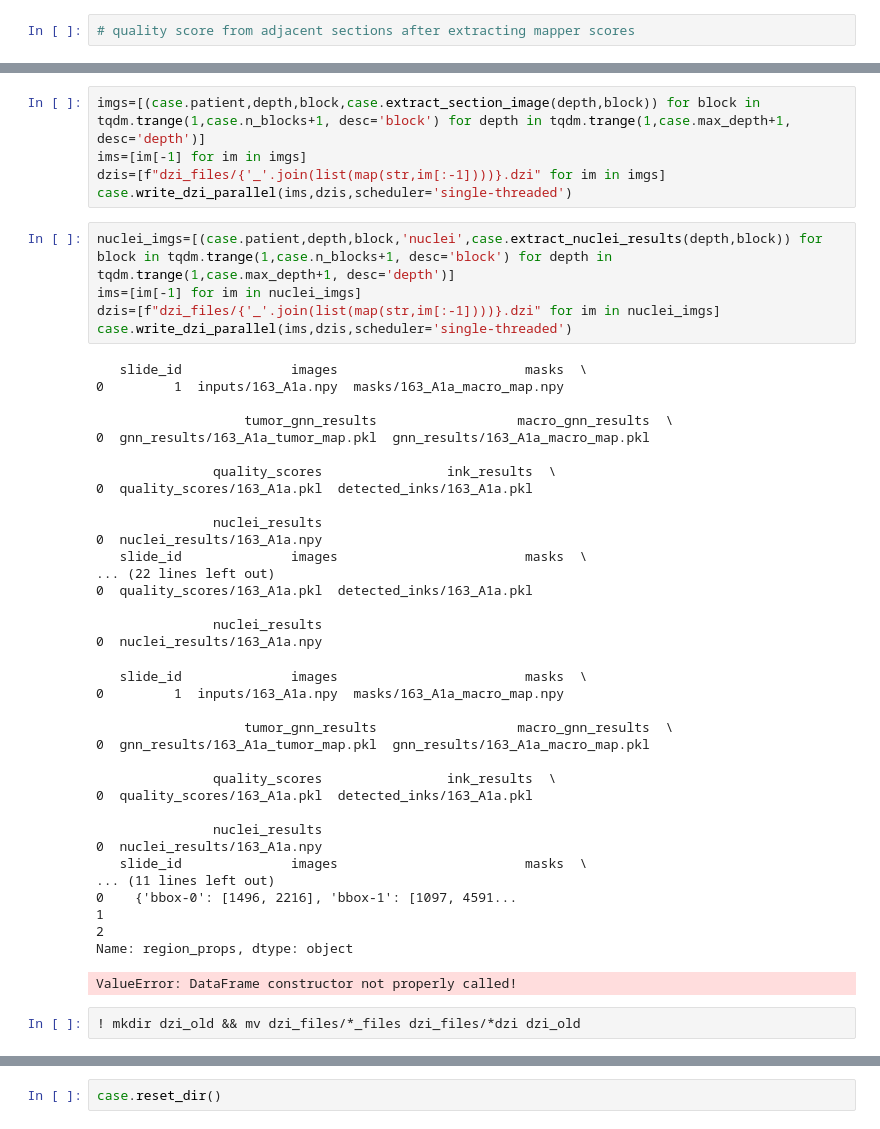
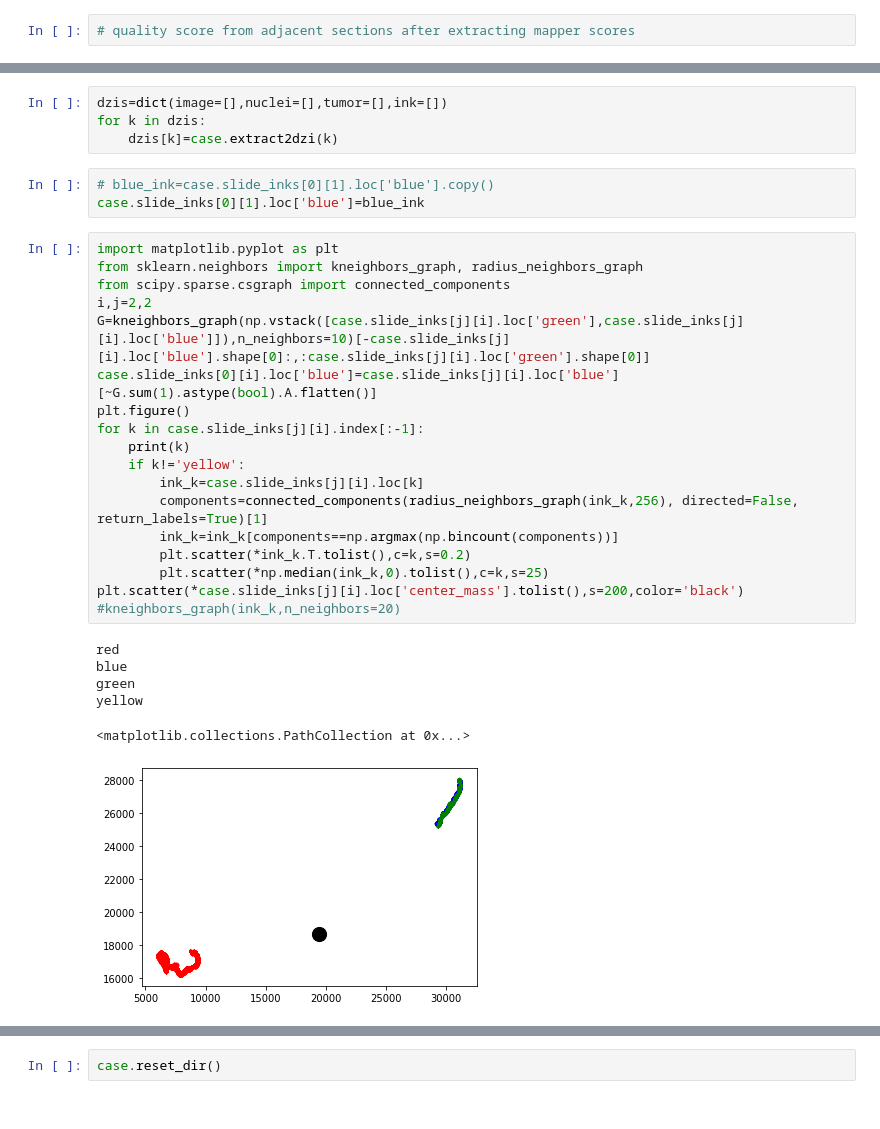
Before and after one commit to jlevy44/ArcticAI, a Jupyter notebook: workflow/0_workflow_components_practice.ipynb, the cells around one changed output, grey strips where cells are left out. Drawn from its saved outputs; the diff is of its cells as text.

```diff
--- a/workflow/0_workflow_components_practice.ipynb
+++ b/workflow/0_workflow_components_practice.ipynb
@@ -800,49 +879,33 @@ case=Case()
-# %%
-imgs=[(case.patient,depth,block,case.extract_section_image(depth,block)) for block in tqdm.trange(1,case.n_blocks+1, desc='block') for depth in tqdm.trange(1,case.max_depth+1, desc='depth')]
-ims=[im[-1] for im in imgs]
-dzis=[f"dzi_files/{'_'.join(list(map(str,im[:-1])))}.dzi" for im in imgs]
-case.write_dzi_parallel(ims,dzis,scheduler='single-threaded')
-# %%
-nuclei_imgs=[(case.patient,depth,block,'nuclei',case.extract_nuclei_results(depth,block)) for block in tqdm.trange(1,case.n_blocks+1, desc='block') for depth in tqdm.trange(1,case.max_depth+1, desc='depth')]
-ims=[im[-1] for im in nuclei_imgs]
-dzis=[f"dzi_files/{'_'.join(list(map(str,im[:-1])))}.dzi" for im in nuclei_imgs]
-case.write_dzi_parallel(ims,dzis,scheduler='single-threaded')
-# %% [output]
-   slide_id              images                        masks  \
-0         1  inputs/163_A1a.npy  masks/163_A1a_macro_map.npy
-
-                   tumor_gnn_results                  macro_gnn_results  \
-0  gnn_results/163_A1a_tumor_map.pkl  gnn_results/163_A1a_macro_map.pkl
-
-               quality_scores                ink_results  \
-0  quality_scores/163_A1a.pkl  detected_inks/163_A1a.pkl
-
-               nuclei_results
-0  nuclei_results/163_A1a.npy
-   slide_id              images                        masks  \
-... (22 lines left out)
-0  quality_scores/163_A1a.pkl  detected_inks/163_A1a.pkl
-
-               nuclei_results
-0  nuclei_results/163_A1a.npy
-   slide_id              images                        masks  \
-0         1  inputs/163_A1a.npy  masks/163_A1a_macro_map.npy
-
-                   tumor_gnn_results                  macro_gnn_results  \
-0  gnn_results/163_A1a_tumor_map.pkl  gnn_results/163_A1a_macro_map.pkl
-
-               quality_scores                ink_results  \
-0  quality_scores/163_A1a.pkl  detected_inks/163_A1a.pkl
-
-               nuclei_results
-0  nuclei_results/163_A1a.npy
-   slide_id              images                        masks  \
-... (11 lines left out)
-0    {'bbox-0': [1496, 2216], 'bbox-1': [1097, 4591...
-1
-2
-Name: region_props, dtype: object
-ValueError: DataFrame constructor not properly called!
-# %%
-! mkdir dzi_old && mv dzi_files/*_files dzi_files/*dzi dzi_old
+# %%
+dzis=dict(image=[],nuclei=[],tumor=[],ink=[])
+for k in dzis:
+    dzis[k]=case.extract2dzi(k)
+# %%
+# blue_ink=case.slide_inks[0][1].loc['blue'].copy()
+case.slide_inks[0][1].loc['blue']=blue_ink
+# %%
+import matplotlib.pyplot as plt
+from sklearn.neighbors import kneighbors_graph, radius_neighbors_graph
+from scipy.sparse.csgraph import connected_components
+i,j=2,2
+G=kneighbors_graph(np.vstack([case.slide_inks[j][i].loc['green'],case.slide_inks[j][i].loc['blue']]),n_neighbors=10)[-case.slide_inks[j][i].loc['blue'].shape[0]:,:case.slide_inks[j][i].loc['green'].shape[0]]
+case.slide_inks[0][i].loc['blue']=case.slide_inks[j][i].loc['blue'][~G.sum(1).astype(bool).A.flatten()]
+plt.figure()
+for k in case.slide_inks[j][i].index[:-1]:
+    print(k)
+    if k!='yellow':
+        ink_k=case.slide_inks[j][i].loc[k]
+        components=connected_components(radius_neighbors_graph(ink_k,256), directed=False, return_labels=True)[1]
+        ink_k=ink_k[components==np.argmax(np.bincount(components))]
+        plt.scatter(*ink_k.T.tolist(),c=k,s=0.2)
+        plt.scatter(*np.median(ink_k,0).tolist(),c=k,s=25)
+plt.scatter(*case.slide_inks[j][i].loc['center_mass'].tolist(),s=200,color='black')
+#kneighbors_graph(ink_k,n_neighbors=20)
+# %% [output]
+red
+blue
+green
+yellow
+<matplotlib.collections.PathCollection at 0x...>
+[figure, added]
 # %%
```
Also changed, not shown: parts of 10 cells of this notebook, 1 other file.
